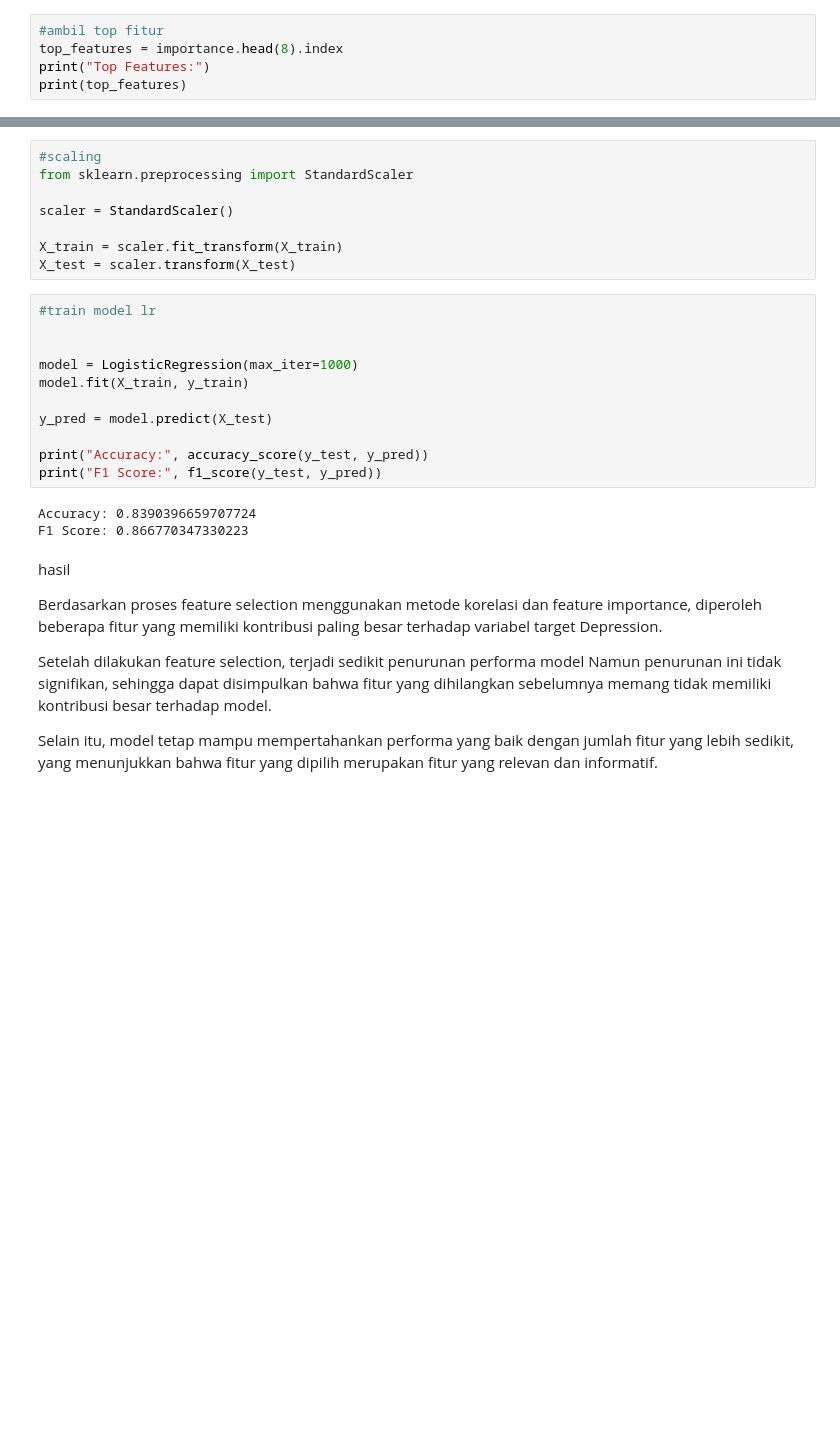
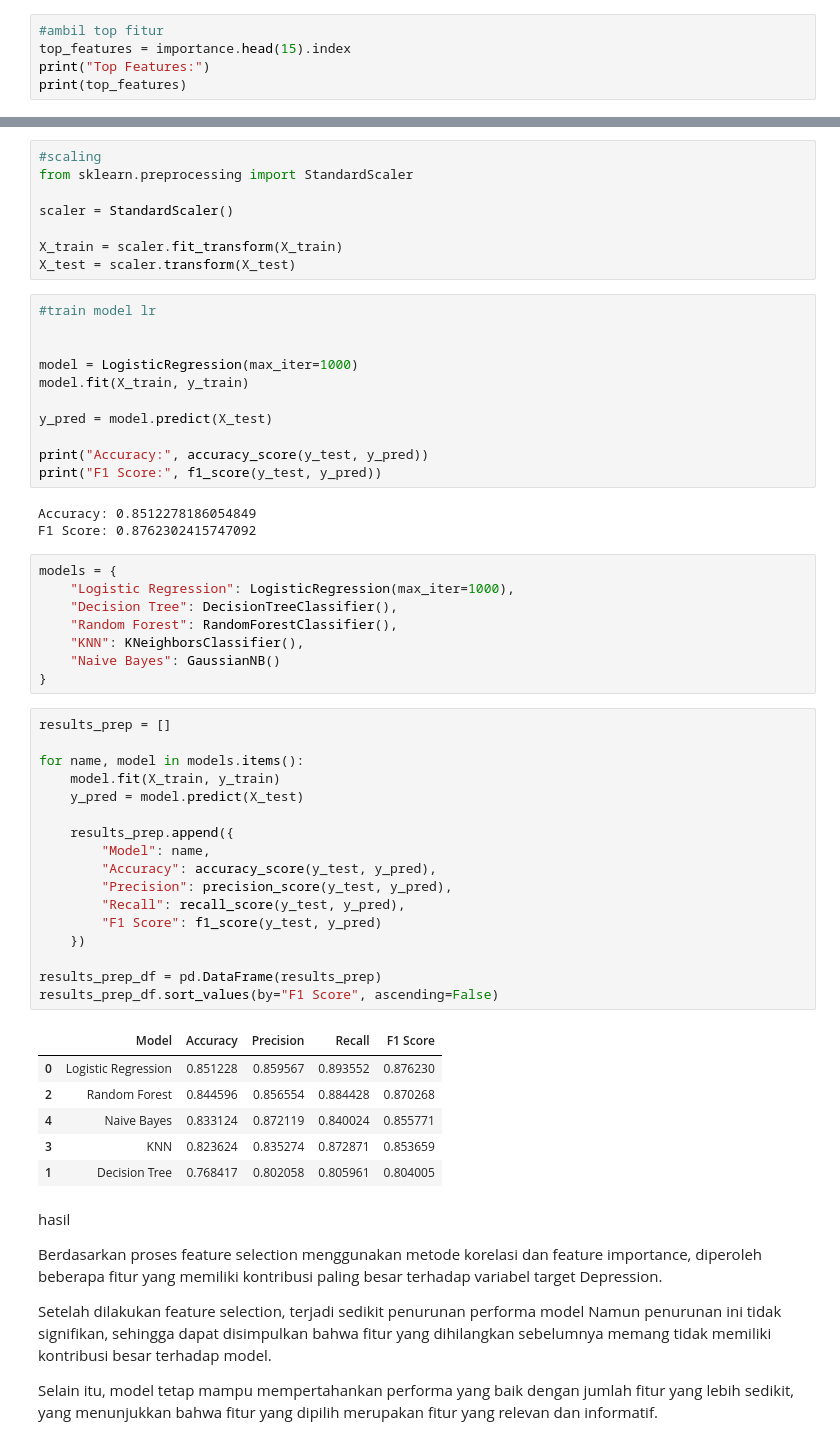
Before and after one commit to Brrnnd/TREK-CEPAT, a Jupyter notebook: TREK_CEPAT_DONE.ipynb, the cells around one changed output, grey strips where cells are left out. Drawn from its saved outputs; the diff is of its cells as text; blank space fills up the shorter version.

```diff
--- a/TREK_CEPAT_DONE.ipynb
+++ b/TREK_CEPAT_DONE.ipynb
@@ -499,6 +499,6 @@ plt.show()
 # %%
 #ambil top fitur
-top_features = importance.head(8).index
+top_features = importance.head(15).index
 print("Top Features:")
 print(top_features)
 # %% [output]
@@ -542,8 +544,40 @@ y_pred = model.predict(X_test)
 print("Accuracy:", accuracy_score(y_test, y_pred))
 print("F1 Score:", f1_score(y_test, y_pred))
 # %% [output]
-Accuracy: 0.8390396659707724
-F1 Score: 0.866770347330223
+Accuracy: 0.8512278186054849
+F1 Score: 0.8762302415747092
+# %%
+models = {
+    "Logistic Regression": LogisticRegression(max_iter=1000),
+    "Decision Tree": DecisionTreeClassifier(),
+    "Random Forest": RandomForestClassifier(),
+    "KNN": KNeighborsClassifier(),
+    "Naive Bayes": GaussianNB()
+}
+# %%
+results_prep = []
+
+for name, model in models.items():
+    model.fit(X_train, y_train)
+    y_pred = model.predict(X_test)
+
+    results_prep.append({
+        "Model": name,
+        "Accuracy": accuracy_score(y_test, y_pred),
+        "Precision": precision_score(y_test, y_pred),
+        "Recall": recall_score(y_test, y_pred),
+        "F1 Score": f1_score(y_test, y_pred)
+    })
+
+results_prep_df = pd.DataFrame(results_prep)
+results_prep_df.sort_values(by="F1 Score", ascending=False)
+# %% [output]
+|  | Model | Accuracy | Precision | Recall | F1 Score |
+| 0 | Logistic Regression | 0.851228 | 0.859567 | 0.893552 | 0.876230 |
+| 2 | Random Forest | 0.844596 | 0.856554 | 0.884428 | 0.870268 |
+| 4 | Naive Bayes | 0.833124 | 0.872119 | 0.840024 | 0.855771 |
+| 3 | KNN | 0.823624 | 0.835274 | 0.872871 | 0.853659 |
+| 1 | Decision Tree | 0.768417 | 0.802058 | 0.805961 | 0.804005 |
 # %% [markdown]
 hasil
 
```
Also changed, not shown: parts of 35 cells of this notebook, 3 other files.
